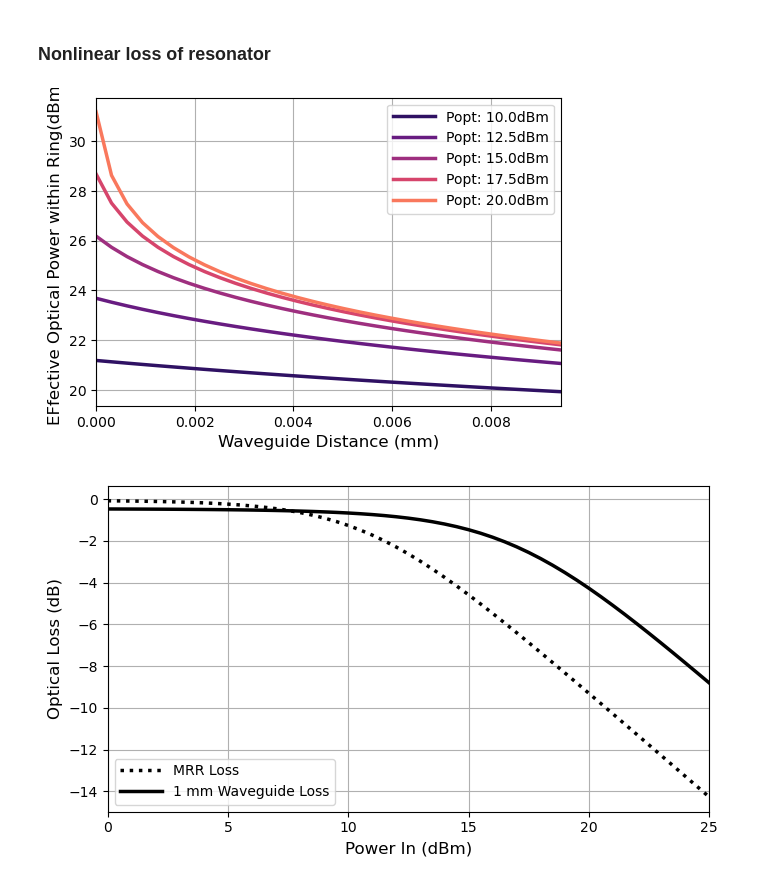
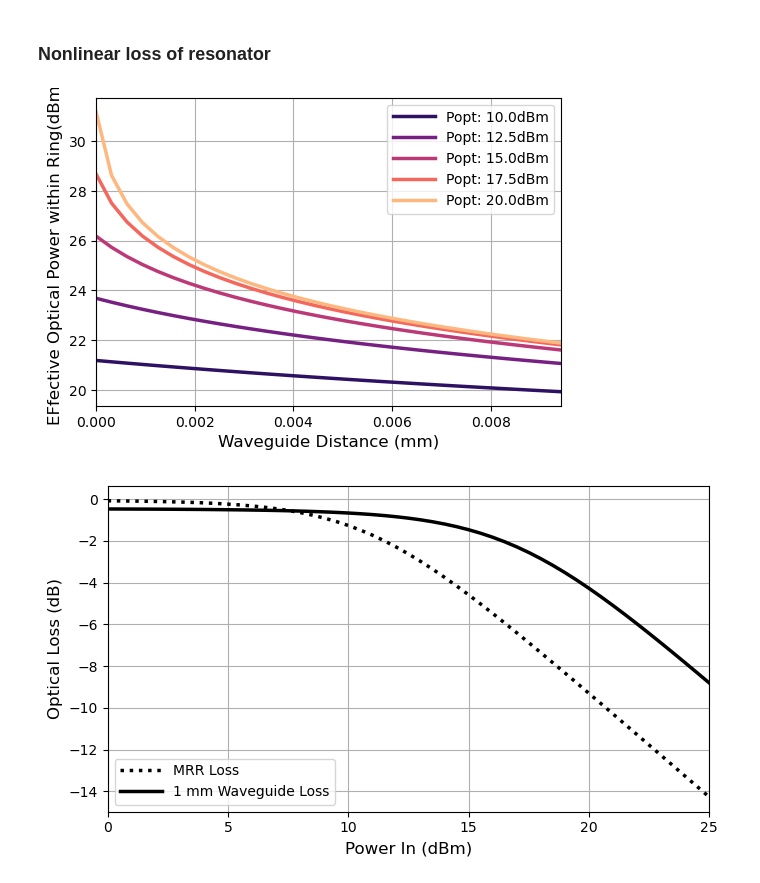
Before and after one commit to ericcblow/MicrowavePhotonicSimulations, a Jupyter notebook: RF Analysis - Si Ph/SiPh_RF_Simulations.ipynb, the cells around one changed output. Cells and saved outputs as stored; diff of their text form; code cells hidden in the pictures.

```diff
--- a/RF Analysis - Si Ph/SiPh_RF_Simulations.ipynb
+++ b/RF Analysis - Si Ph/SiPh_RF_Simulations.ipynb
@@ -116,10 +116,10 @@ def dbm_to_mw(dbm):
 # %%
 # Formatting and Housekeeping
 fs=16
-isSaving = False
+isSaving = True
 place_text = True
 dpi_res = 300
-color = plt.cm.magma(np.linspace(0.175, 0.85, 6))
+color = plt.cm.magma(np.linspace(0.175, 0.85, 5))
 x_axis_res = 31
 line_EM = "-"
 line_DM = "--"
@@ -128,7 +128,7 @@ line_DM_LNA = "-."
 # color_BalHy = colors[3]
 
 color_EM = color[0]
-color_DM = color[2]
+color_DM = 'k'
 
 
 label_DM = 'Direct Modulation'
@@ -168,7 +168,8 @@ ODEres = 31 # Resolution of ODE Calculation
 # DFB15TK Turnkey Low-Noise DFB Laser System, 1550 nm, 100 mW, PM Fiber, FC/APC, -160 RIN @ 1 GHz, 7k USD
 RIN = -160 #dB / Hz
 RIN_lin = 10**(RIN/10) #/Hz
-Pin_max_lin = 120 #mW
+Pin_max_DFB = 120#mW
+Pin_max_lin = 150 #mW
 Pin_max = 10*np.log10(Pin_max_lin) # mW to dBm
 Pin = np.linspace(0,Pin_max,x_axis_res) #dBm
 Pin_lin = 10**(Pin/10)/1000 #W
@@ -253,7 +254,9 @@ V_linewidth = dlam_pm / dlam_pm_per_V # V
 # print("Linewidth (pm):", dlam_pm)
 # print("V_linewidth (V):", V_linewidth)
 # print("0.15 linewidth Vpp (V):", 0.15*V_linewidth)
-Vpi_MRRMod = V_linewidth
+
+# FWHM
+Vpi_MRRMod = 0.5*V_linewidth
 # Realistic operating conditions are about 15% of linewidth
 Vpi_Drive = 0.15*V_linewidth
 
@@ -279,7 +282,7 @@ Tmod_BTO_lin = 10**(Tmod_BTO/10)
 Vpi_BTO = BTO_Vpipercm/BTO_length # 1.15 V
 
 ###### Waveguide Propoerties
-wg_length = .1 #cm
+wg_length = .05 #cm
 
 ###### MRR Properties
 # Reference: Prucnal, Paul R., and Bhavin J. Shastri. Neuromorphic photonics. CRC press, 2017.
@@ -555,37 +526,34 @@ plt.show()
 ####### Nonlinear MRR Loss
 Pin_nl = np.linspace(10,20,5)
 WgL = wg_length
 Pin_lin_wg_mrr = (10**((Pin_nl+ECoupler)/10)/1000)*MRR_BU
 # distance points points
 WgL = c_bssmrr # cm
 # distance points points
 Wgz = np.linspace(0,WgL,31) #Waveguide distance
 
 
 #Nonlinear loss
 Gopt_nonlin_mrr = np.linspace(0,0,len(Pin_nl))
 
 plt.figure(figsize=(6,4))
 i=0
 for y0 in Pin_lin_wg_mrr:
     # solve ODE
     Pin_z = odeint(model,y0,Wgz)
     Gopt_nonlin_mrr[i] = 10*np.log10(Pin_z[-1]/Pin_z[0])
     # plot results
     plt.plot(Wgz,10*np.log10(Pin_z/1e-3), color= color[i], linewidth=line_w, label = 'Popt: '+ str(Pin_nl[i])+ 'dBm')
     # print(np.max(10*np.log10(Pin_z/1e-3)))
     i+=1
 plt.xlabel('Waveguide Distance (mm)', fontsize=12)
 plt.ylabel('EFfective Optical Power within Ring(dBm)', fontsize=12)
 plt.grid(which='major', axis='both')
 plt.legend(handlelength=3, loc='best')
 plt.xlim(0,WgL)
-if isSaving:
-    outputFile = 'TFig17_OptPow_vs_MRRloss.pdf'
-    plt.savefig(outputFile, format='pdf', dpi=dpi_res)
 plt.show()
 # %% [output]
-[figure, old version]
+[figure, new version]
 # %%
 fig = plt.figure(figsize=(7,4))
 
```
Also changed, not shown: parts of 24 cells of this notebook, 3 other files.
